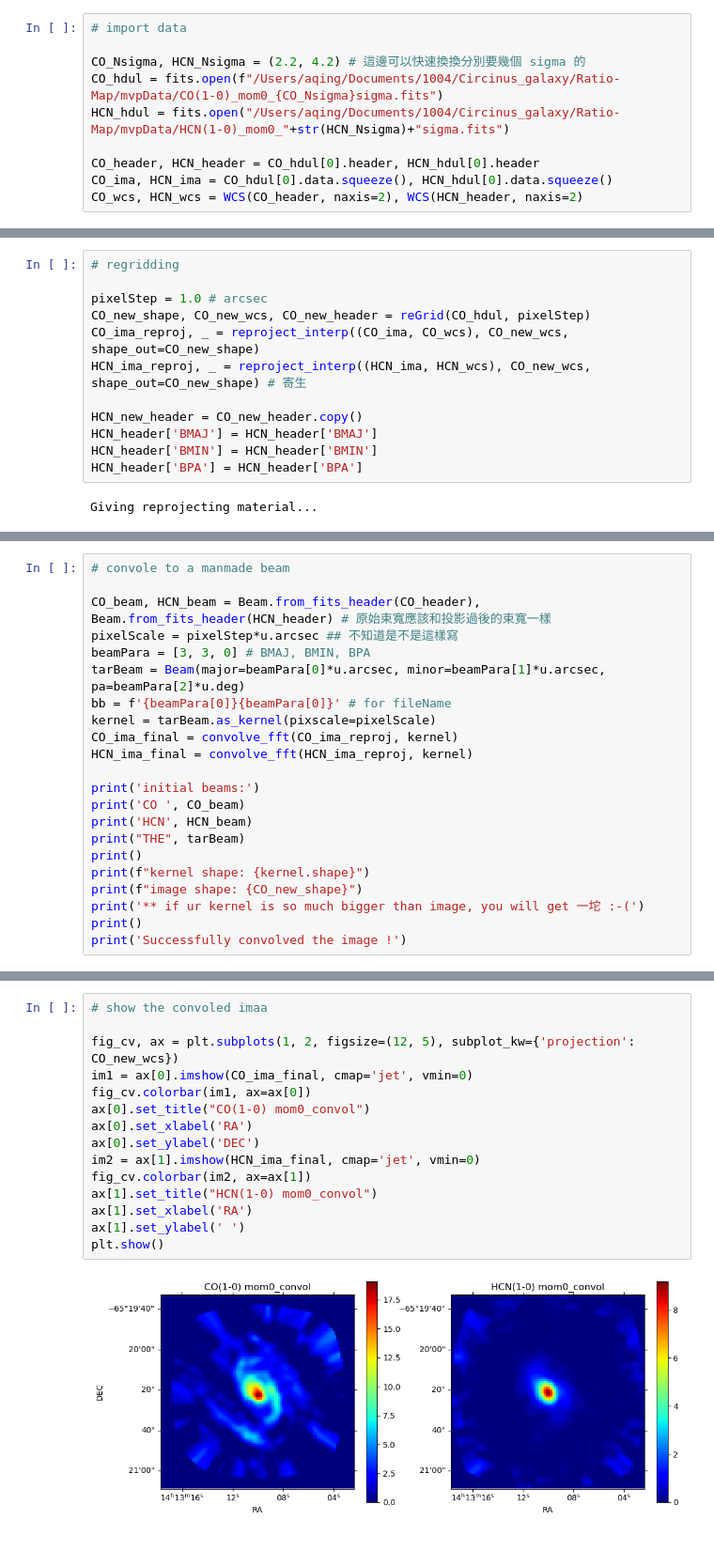
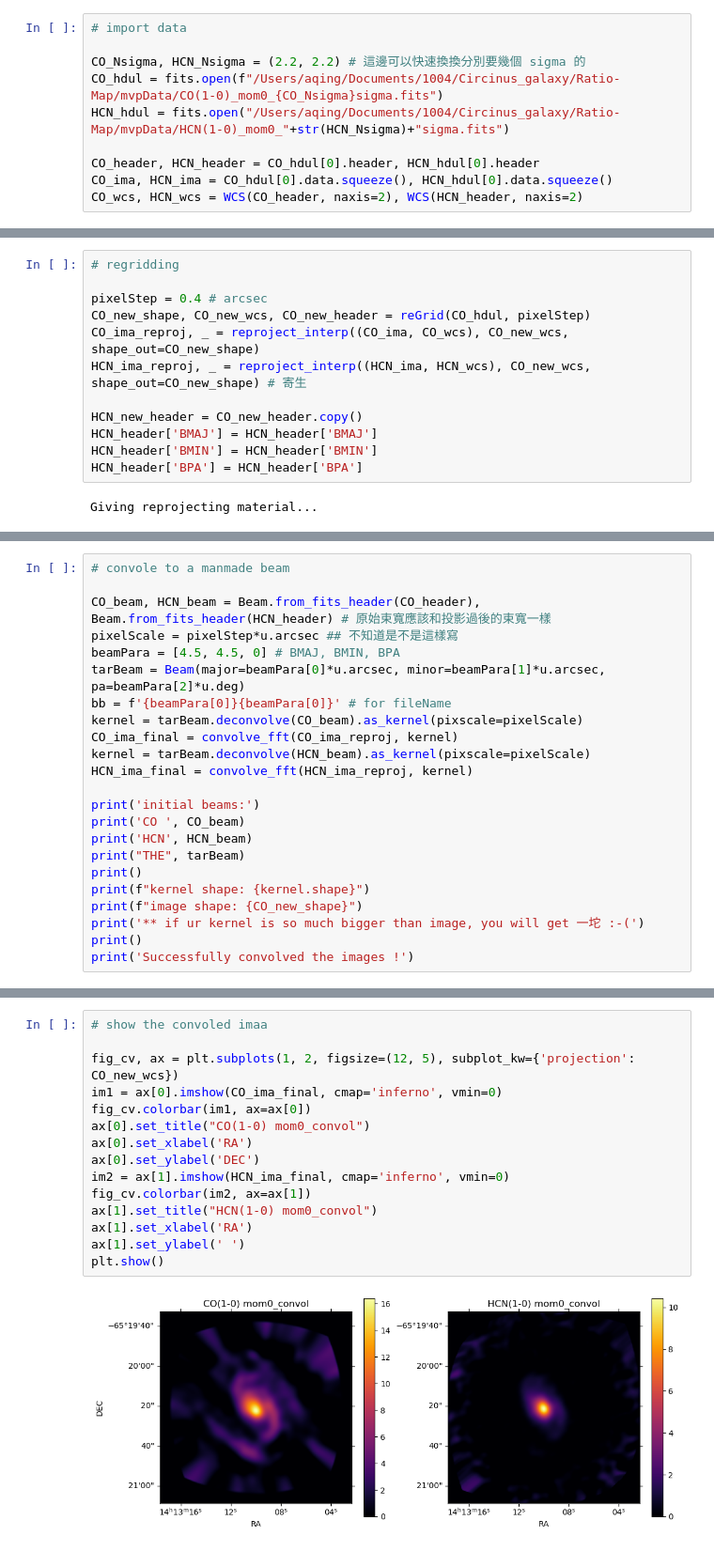
Before and after one commit to aqingo3o/Hello-Circinus, a Jupyter notebook: HCN-CO_wask/py_HCN-CO_wask_v2.ipynb, the cells around one changed output, grey strips where cells are left out. Shown at 94% size. Cells and saved outputs as stored; diff of their text form.

Commit message:
fix the convolve mistake
之前卷積之前沒有做 ddeconvolve()
應該是要卷積到共同的 beam （統一解析度）
而不是用相同的 beam 再卷一次 （加上同樣的模糊程度）

已知 ifelLarger 是做對的
但 oldData 系列可能有寫錯
請注意鑑別

```diff
--- a/HCN-CO_wask/py_HCN-CO_wask_v2.ipynb
+++ b/HCN-CO_wask/py_HCN-CO_wask_v2.ipynb
@@ -75,7 +75,7 @@ def reGrid(reGrid_obj, pixelStep_target):
 # %%
 # import data
 
-CO_Nsigma, HCN_Nsigma = (2.2, 4.2) # 這邊可以快速換換分別要幾個 sigma 的
+CO_Nsigma, HCN_Nsigma = (2.2, 2.2) # 這邊可以快速換換分別要幾個 sigma 的
 CO_hdul = fits.open(f"/Users/aqing/Documents/1004/Circinus_galaxy/Ratio-Map/mvpData/CO(1-0)_mom0_{CO_Nsigma}sigma.fits")
 HCN_hdul = fits.open("/Users/aqing/Documents/1004/Circinus_galaxy/Ratio-Map/mvpData/HCN(1-0)_mom0_"+str(HCN_Nsigma)+"sigma.fits")
 
@@ -89,7 +89,7 @@ Set OBSGEO-H to     5053.796 from OBSGEO-[XYZ]'. [astropy.wcs.wcs]
 # %%
 # regridding
 
-pixelStep = 1.0 # arcsec
+pixelStep = 0.4 # arcsec
 CO_new_shape, CO_new_wcs, CO_new_header = reGrid(CO_hdul, pixelStep)
 CO_ima_reproj, _ = reproject_interp((CO_ima, CO_wcs), CO_new_wcs, shape_out=CO_new_shape)
 HCN_ima_reproj, _ = reproject_interp((HCN_ima, HCN_wcs), CO_new_wcs, shape_out=CO_new_shape) # 寄生
@@ -123,11 +123,12 @@ plt.show()
 
 CO_beam, HCN_beam = Beam.from_fits_header(CO_header), Beam.from_fits_header(HCN_header) # 原始束寬應該和投影過後的束寬一樣
 pixelScale = pixelStep*u.arcsec ## 不知道是不是這樣寫
-beamPara = [3, 3, 0] # BMAJ, BMIN, BPA
+beamPara = [4.5, 4.5, 0] # BMAJ, BMIN, BPA
 tarBeam = Beam(major=beamPara[0]*u.arcsec, minor=beamPara[1]*u.arcsec, pa=beamPara[2]*u.deg)
 bb = f'{beamPara[0]}{beamPara[0]}' # for fileName
-kernel = tarBeam.as_kernel(pixscale=pixelScale)
+kernel = tarBeam.deconvolve(CO_beam).as_kernel(pixscale=pixelScale)
 CO_ima_final = convolve_fft(CO_ima_reproj, kernel)
+kernel = tarBeam.deconvolve(HCN_beam).as_kernel(pixscale=pixelScale)
 HCN_ima_final = convolve_fft(HCN_ima_reproj, kernel)
 
 print('initial beams:')
@@ -139,7 +140,7 @@ print(f"kernel shape: {kernel.shape}")
 print(f"image shape: {CO_new_shape}")
 print('** if ur kernel is so much bigger than image, you will get 一坨 :-(')
 print()
-print('Successfully convolved the image !')
+print('Successfully convolved the images !')
 # %% [output]
 initial beams:
 CO  Beam: BMAJ=1.6457359820634 arcsec BMIN=1.01729727165636 arcsec BPA=73.02849492285 deg
@@ -154,20 +155,20 @@ Successfully convolved the image !
 # %%
 # show the convoled imaa
 
 fig_cv, ax = plt.subplots(1, 2, figsize=(12, 5), subplot_kw={'projection': CO_new_wcs})
-im1 = ax[0].imshow(CO_ima_final, cmap='jet', vmin=0)
+im1 = ax[0].imshow(CO_ima_final, cmap='inferno', vmin=0)
 fig_cv.colorbar(im1, ax=ax[0])
 ax[0].set_title("CO(1-0) mom0_convol")
 ax[0].set_xlabel('RA')
 ax[0].set_ylabel('DEC')
-im2 = ax[1].imshow(HCN_ima_final, cmap='jet', vmin=0)
+im2 = ax[1].imshow(HCN_ima_final, cmap='inferno', vmin=0)
 fig_cv.colorbar(im2, ax=ax[1])
 ax[1].set_title("HCN(1-0) mom0_convol")
 ax[1].set_xlabel('RA')
 ax[1].set_ylabel(' ')
 plt.show()
 # %% [output]
-[figure, old version]
+[figure, new version]
 # %%
 # ratio map
 with np.errstate(divide='ignore', invalid='ignore'):
```
Also changed, not shown: parts of 4 cells of this notebook.
